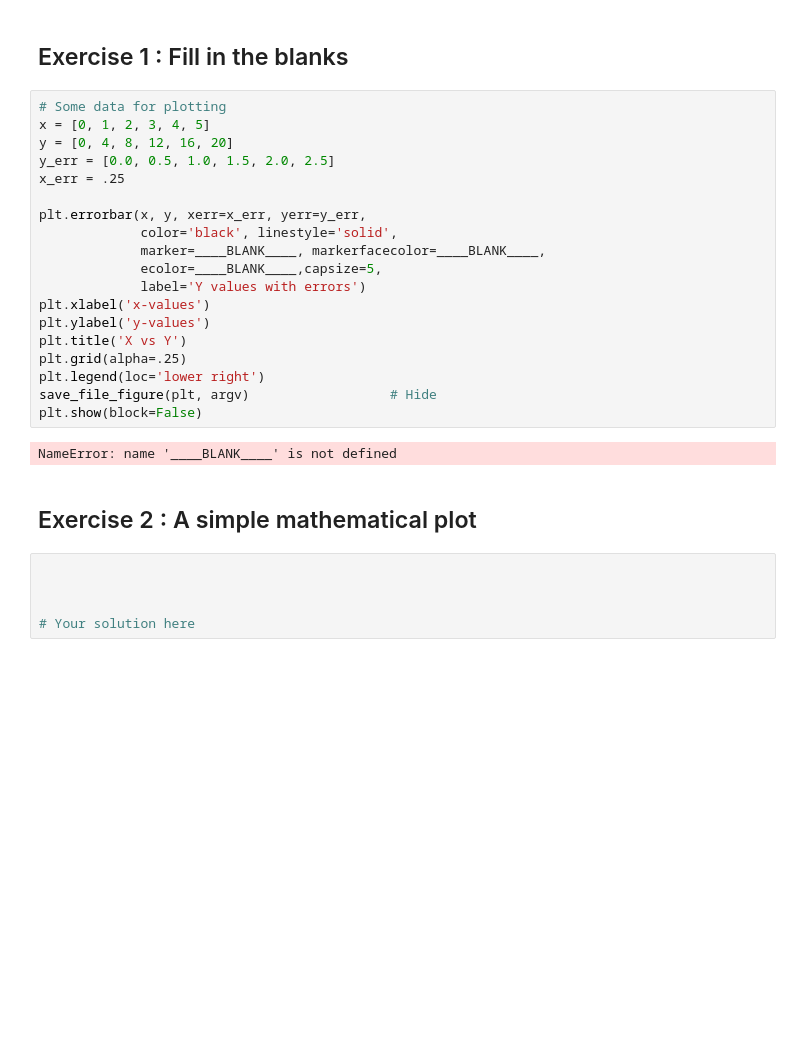
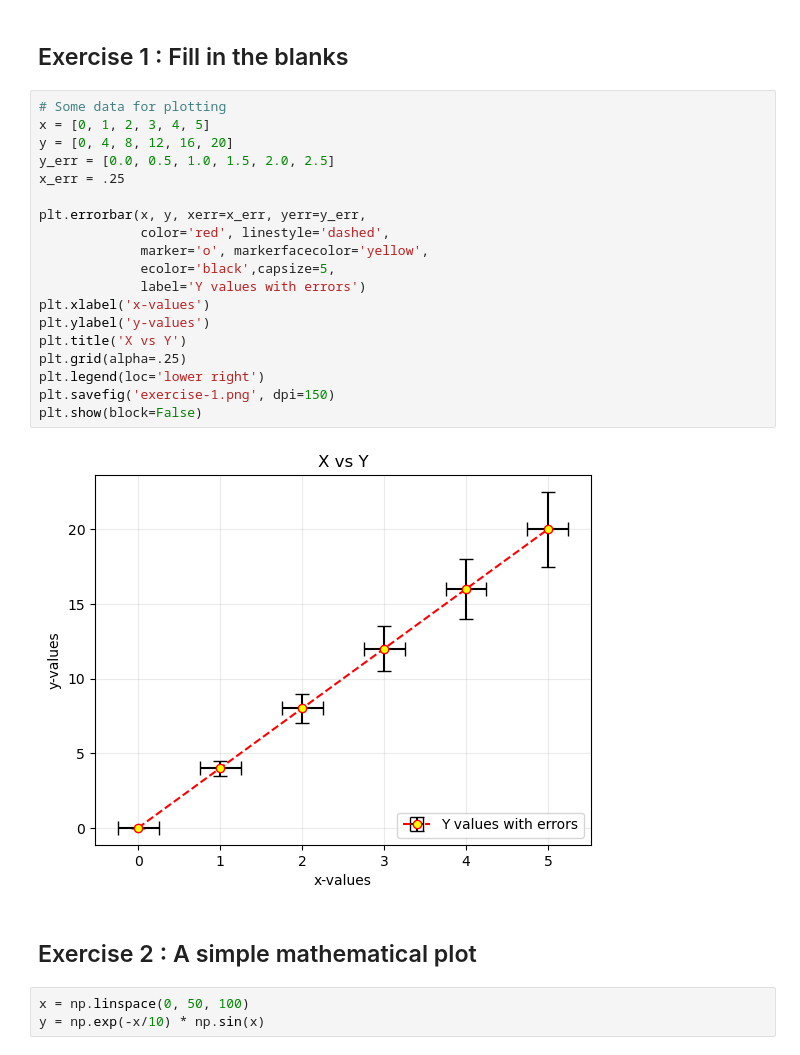
Before and after one commit to SPS-SP2273/learning-portfolio-enxinnn, a Jupyter notebook: plotting/plotting_(need).ipynb, the cells around one changed output. Saved outputs shown, nothing was run; the diff lists cells and outputs as text; blank space fills up the shorter version.

```diff
--- a/plotting/plotting_(need).ipynb
+++ b/plotting/plotting_(need).ipynb
@@ -190,28 +190,26 @@ plt.style.use('default')
 # %%
 # Some data for plotting
 x = [0, 1, 2, 3, 4, 5]
 y = [0, 4, 8, 12, 16, 20]
 y_err = [0.0, 0.5, 1.0, 1.5, 2.0, 2.5]
 x_err = .25
 
 plt.errorbar(x, y, xerr=x_err, yerr=y_err,
-             color='black', linestyle='solid',
-             marker=____BLANK____, markerfacecolor=____BLANK____,
-             ecolor=____BLANK____,capsize=5,
+             color='red', linestyle='dashed',
+             marker='o', markerfacecolor='yellow',
+             ecolor='black',capsize=5,
              label='Y values with errors')
 plt.xlabel('x-values')
 plt.ylabel('y-values')
 plt.title('X vs Y')
 plt.grid(alpha=.25)
 plt.legend(loc='lower right')
-save_file_figure(plt, argv)                  # Hide
+plt.savefig('exercise-1.png', dpi=150)
 plt.show(block=False)
 # %% [output]
-NameError: name '____BLANK____' is not defined
+[figure, added]
 # %% [markdown]
 ## Exercise 2 :  A simple mathematical plot
 # %%
-
-
-
-# Your solution here
+x = np.linspace(0, 50, 100)
+y = np.exp(-x/10) * np.sin(x)
```
Also changed, not shown: parts of 1 cell of this notebook, 1 other file.
